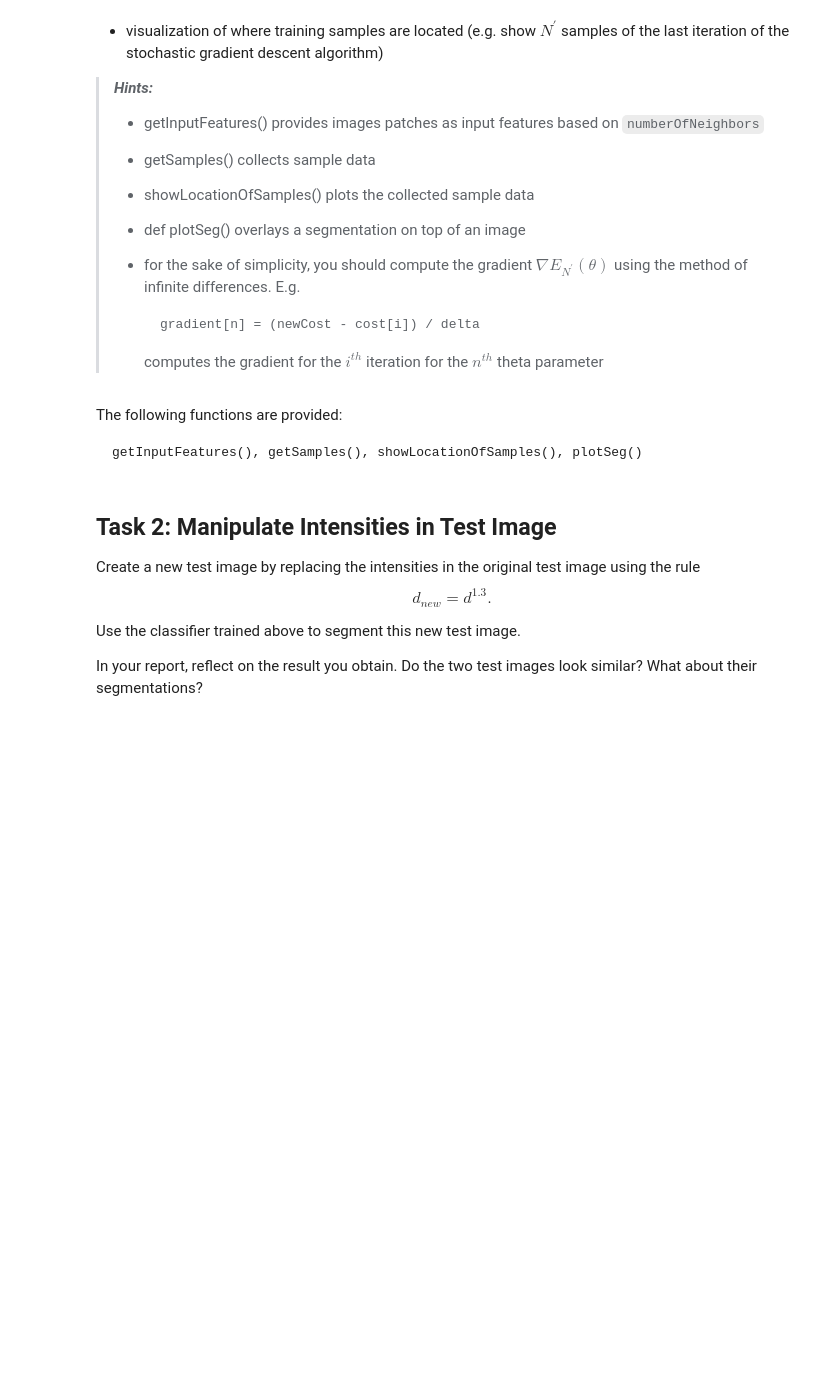
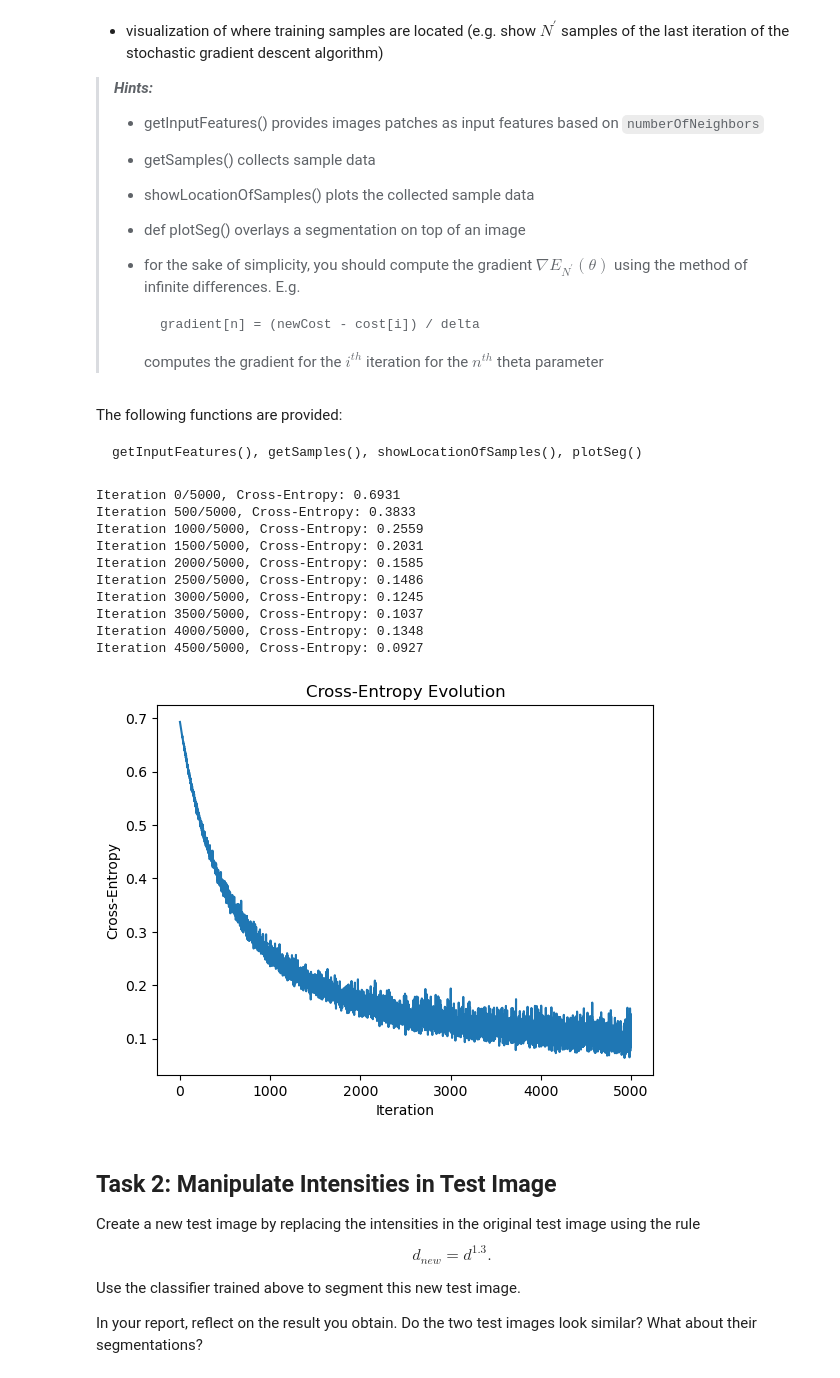
Before and after one commit to aliciags/medical-image-analysis-dtu, a Jupyter notebook: w9/Ex6_student.ipynb, the cells around one changed output. Cells and saved outputs as stored; diff of their text form; code cells hidden in the pictures; blank space fills up the shorter version.

```diff
--- a/w9/Ex6_student.ipynb
+++ b/w9/Ex6_student.ipynb
@@ -208,6 +208,81 @@ def plotSeg(image, segmentation):
     tmp[:, :, 2] = segmentation
     plt.imshow(image, cmap='gray')
     plt.imshow(tmp, alpha = 0.5)
+# %%
+# Define the cross-entropy loss function
+def cross_entropy(y_pred, y_true):
+    """Compute cross-entropy loss."""
+    epsilon = 1e-12  # Small value to avoid log(0)
+    y_pred = np.clip(y_pred, epsilon, 1 - epsilon)  # Ensure predictions are within valid range
+    return -np.mean(y_true * np.log(y_pred) + (1 - y_true) * np.log(1 - y_pred))
+
+# Train logistic regression using SGD
+def train_logistic_regression(TI, TS, M, numIter, vm, noOfSamples):
+    """Train the logistic regression model using SGD."""
+    # Extract features from the training image
+    featureImage = getInputFeatures(TI, numberOfNeighbors=0)  # Use pixel intensities only
+
+    # Initialize theta
+    theta = np.zeros(M)  # Start with zero parameters
+
+    # Track cross-entropy history
+    cross_entropy_history = []
+
+    for iteration in range(numIter):
+        # Get samples from the training image and segmentation
+        x, t, rowAndColNumbers = getSamples(featureImage, TS, noOfSamples)
+
+        # Compute basis functions for the sampled data
+        phi = np.array([np.cos(np.pi * (m - 1) * x) for m in range(1, M + 1)]).T
+
+        # Logistic regression predictions
+        a = phi @ theta
+        y_pred = 1 / (1 + np.exp(-a))
+
+        # Compute cross-entropy loss
+        cost = cross_entropy(y_pred, t)
+
+        # Gradient computation using finite differences
+        gradient = np.zeros_like(theta)
+        for m in range(len(theta)):
+            theta_temp = theta.copy()
+            theta_temp[m] += 1e-5  # Small delta for finite difference
+            new_cost = cross_entropy(1 / (1 + np.exp(-(phi @ theta_temp))), t)
+            gradient[m] = (new_cost - cost) / 1e-5
+
+        # Update theta
+        theta -= vm * gradient
+
+        # Store cross-entropy loss
+        cross_entropy_history.append(cost)
+
+        # Print progress every 500 iterations
+        if iteration % 500 == 0:
+            print(f"Iteration {iteration}/{numIter}, Cross-Entropy: {cost:.4f}")
+
+    return theta, cross_entropy_history
+
+# Train the model
+theta, cross_entropy_history = train_logistic_regression(TI, TS, M, numIter, vm, noOfSamples)
+
+# Plot Cross-Entropy Evolution
+plt.plot(cross_entropy_history)
+plt.title("Cross-Entropy Evolution")
+plt.xlabel("Iteration")
+plt.ylabel("Cross-Entropy")
+plt.show()
+# %% [output]
+Iteration 0/5000, Cross-Entropy: 0.6931
+Iteration 500/5000, Cross-Entropy: 0.3833
+Iteration 1000/5000, Cross-Entropy: 0.2559
+Iteration 1500/5000, Cross-Entropy: 0.2031
+Iteration 2000/5000, Cross-Entropy: 0.1585
+Iteration 2500/5000, Cross-Entropy: 0.1486
+Iteration 3000/5000, Cross-Entropy: 0.1245
+Iteration 3500/5000, Cross-Entropy: 0.1037
+Iteration 4000/5000, Cross-Entropy: 0.1348
+Iteration 4500/5000, Cross-Entropy: 0.0927
+[figure, added]
 # %% [markdown]
 ## Task 2: Manipulate Intensities in Test Image
 
```
Also changed, not shown: parts of 2 cells of this notebook.
